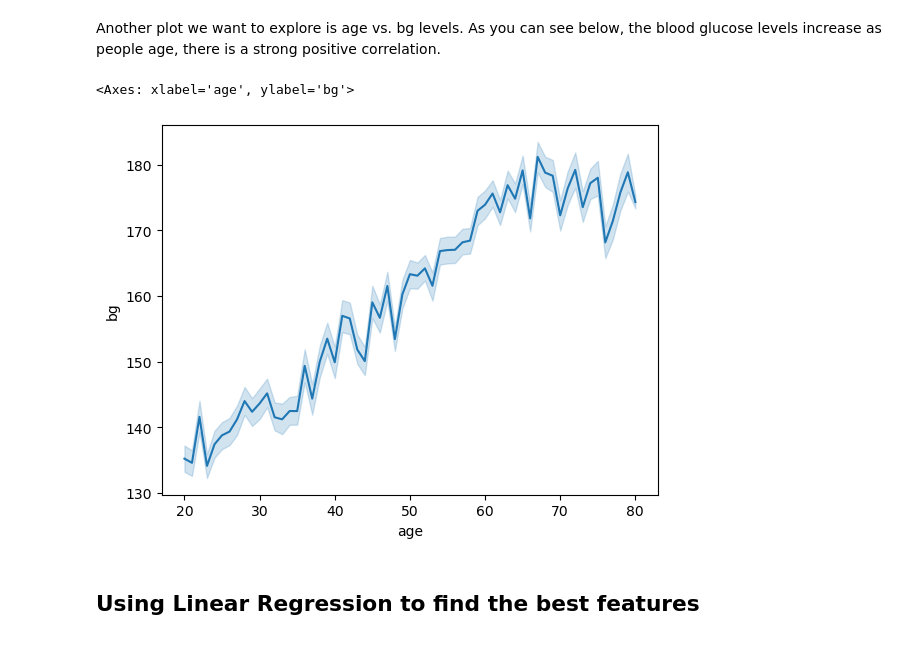
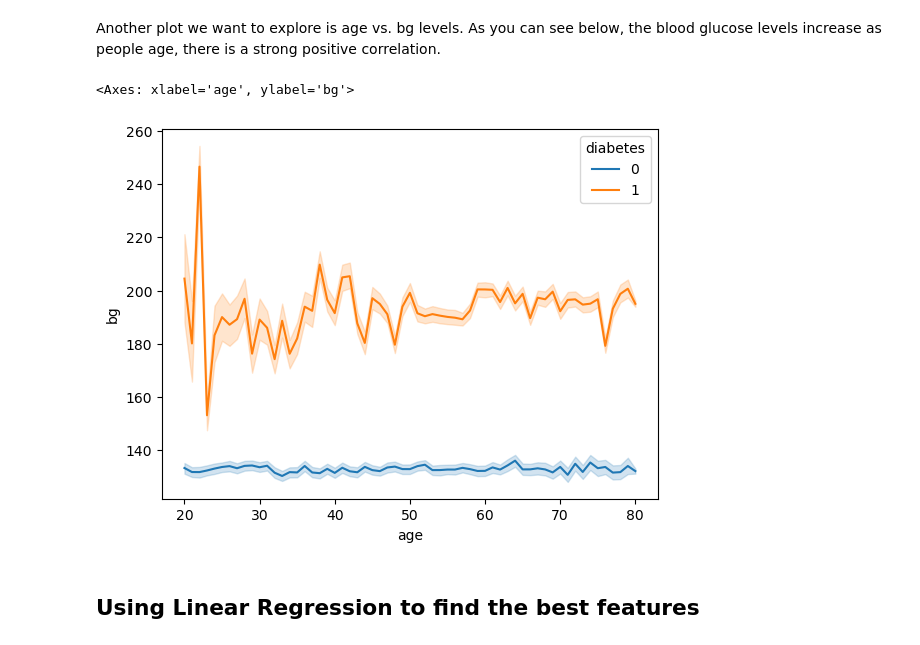
Before and after one commit to harshi-saha/cogs108-project, a Jupyter notebook: EDACheckpoint_group014.ipynb, the cells around one changed output. Saved outputs shown, nothing was run; the diff lists cells and outputs as text; code cells hidden in the pictures.

Commit message:
more plots

```diff
--- a/EDACheckpoint_group014.ipynb
+++ b/EDACheckpoint_group014.ipynb
@@ -447,10 +447,10 @@ We see a similar trend in heart_disease. Heart disease occurs in patients of all
 # %% [markdown]
 Another plot we want to explore is age vs. bg levels. As you can see below, the blood glucose levels increase as people age, there is a strong positive correlation.
 # %%
-sns.lineplot(x='age', y='bg', data=sample_df)
+sns.lineplot(x='age', y='bg', hue='diabetes', data=sample_df)
 # %% [output]
 <Axes: xlabel='age', ylabel='bg'>
-[figure, old version]
+[figure, new version]
 # %% [markdown]
 ## Using Linear Regression to find the best features
 # %% [markdown]
```
Also changed, not shown: parts of 19 cells of this notebook.
